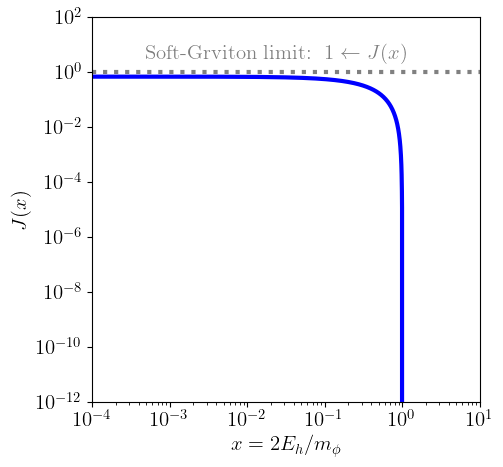
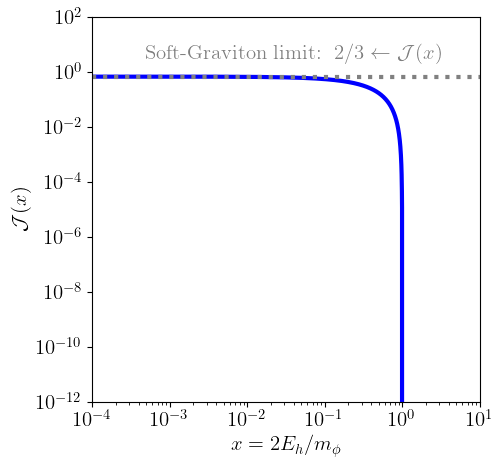
The change to this notebook cell's code, shown as a diff; its figure went from the first image to the second:
--- before
+++ after
@@ -1,12 +1,12 @@
 fig, ax = plt.subplots(figsize=(5,5))
 ax.plot(x_grid, J_grid,'b' ,lw=3)
-ax.axhline(y = 1, color = 'gray', linestyle = ':',linewidth=3) 
+ax.axhline(y = 2/3, color = 'gray', linestyle = ':',linewidth=3) 
 ax.set_xscale("log")
 ax.set_xlabel(r'$x = 2E_h/m_\phi$')
-ax.set_ylabel(r'$J(x)$')
+ax.set_ylabel(r'$\mathcal{J}(x)$')
 # ax.grid(alpha=0.3)
 ax.set_xscale('log')
 ax.set_yscale('log')
-plt.text(5*1e-4, 3, r'$\text{Soft-Grviton limit:}~~1 \leftarrow J(x)$', color = "gray", size=15, rotation=0)
+plt.text(5*1e-4, 3, r'$\text{Soft-Graviton limit:}~~2/3 \leftarrow \mathcal{J}(x)$', color = "gray", size=15, rotation=0)
 
 ax.set_xlim(1e-4, 1e1)

Commit: Add files via upload